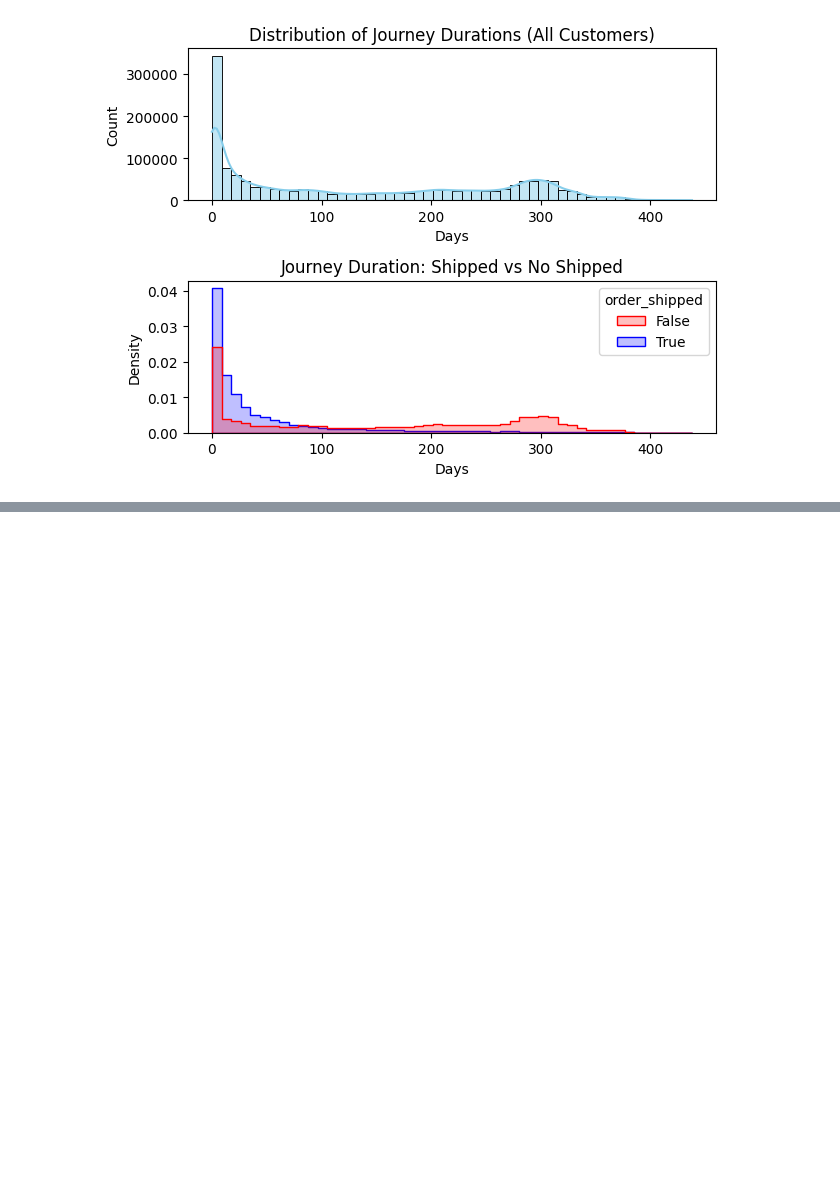
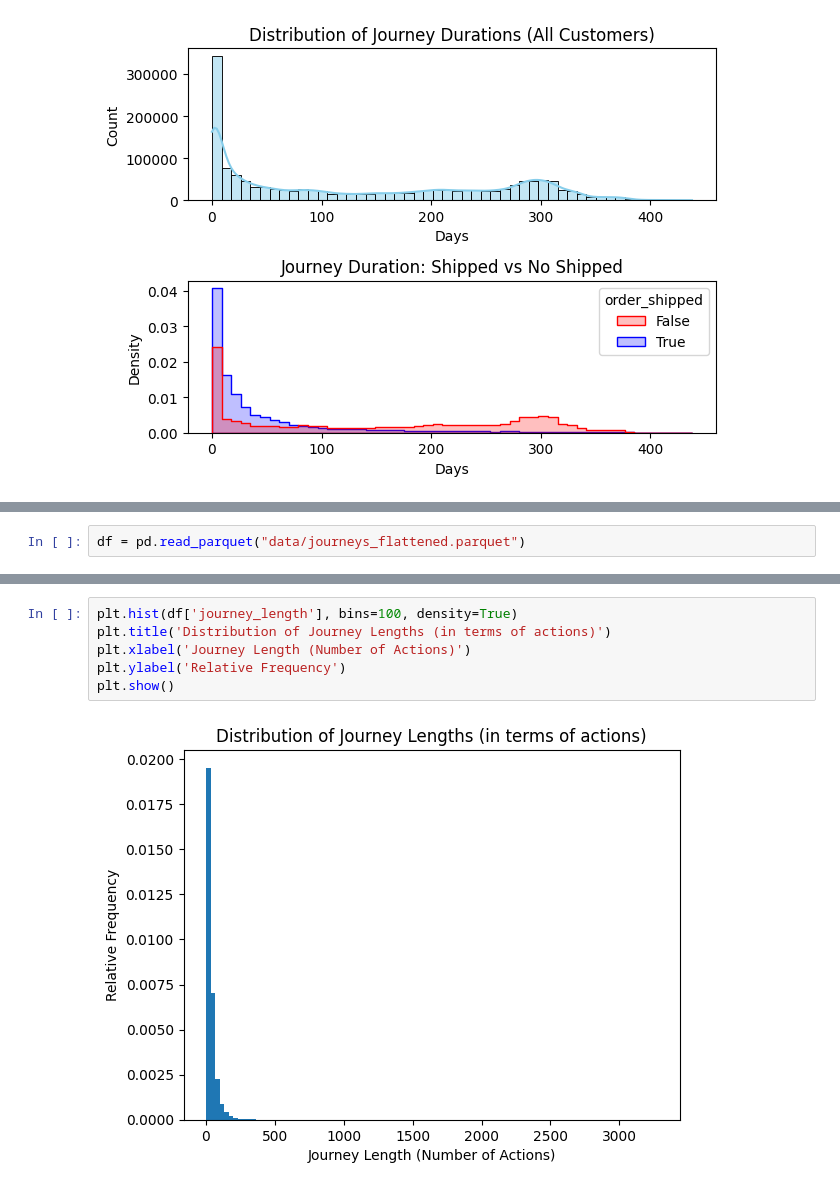
Before and after one commit to yubenjamin2022/UCLAStatsM148, a Jupyter notebook: assignment1.ipynb, the cells around one changed output, grey strips where cells are left out. Cells and saved outputs as stored; diff of their text form; blank space fills up the shorter version.

```diff
--- a/assignment1.ipynb
+++ b/assignment1.ipynb
@@ -313,0 +317,2 @@ plt.show()
+# %%
+df = pd.read_parquet("data/journeys_flattened.parquet")
@@ -313,0 +344,8 @@ plt.show()
+# %%
+plt.hist(df['journey_length'], bins=100, density=True)
+plt.title('Distribution of Journey Lengths (in terms of actions)')
+plt.xlabel('Journey Length (Number of Actions)')
+plt.ylabel('Relative Frequency')
+plt.show()
+# %% [output]
+[figure, added]
```
Also changed, not shown: parts of 17 cells of this notebook.
